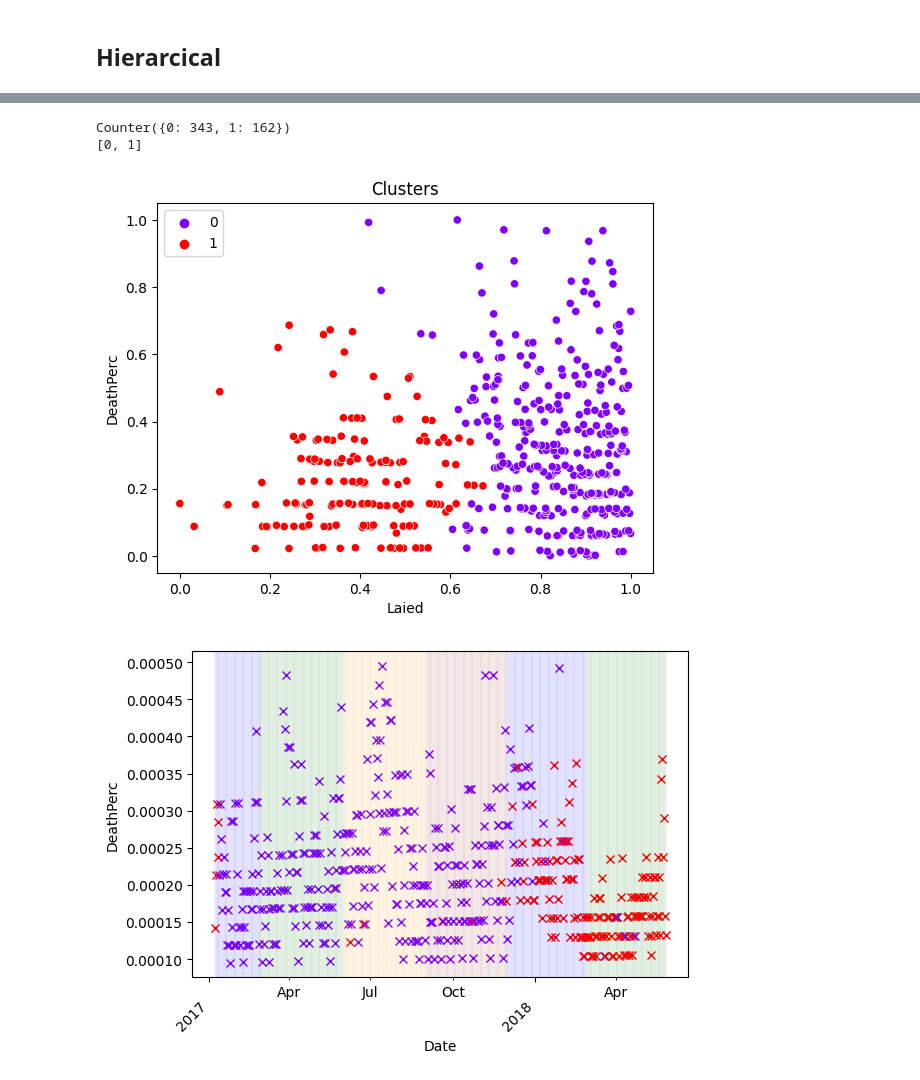
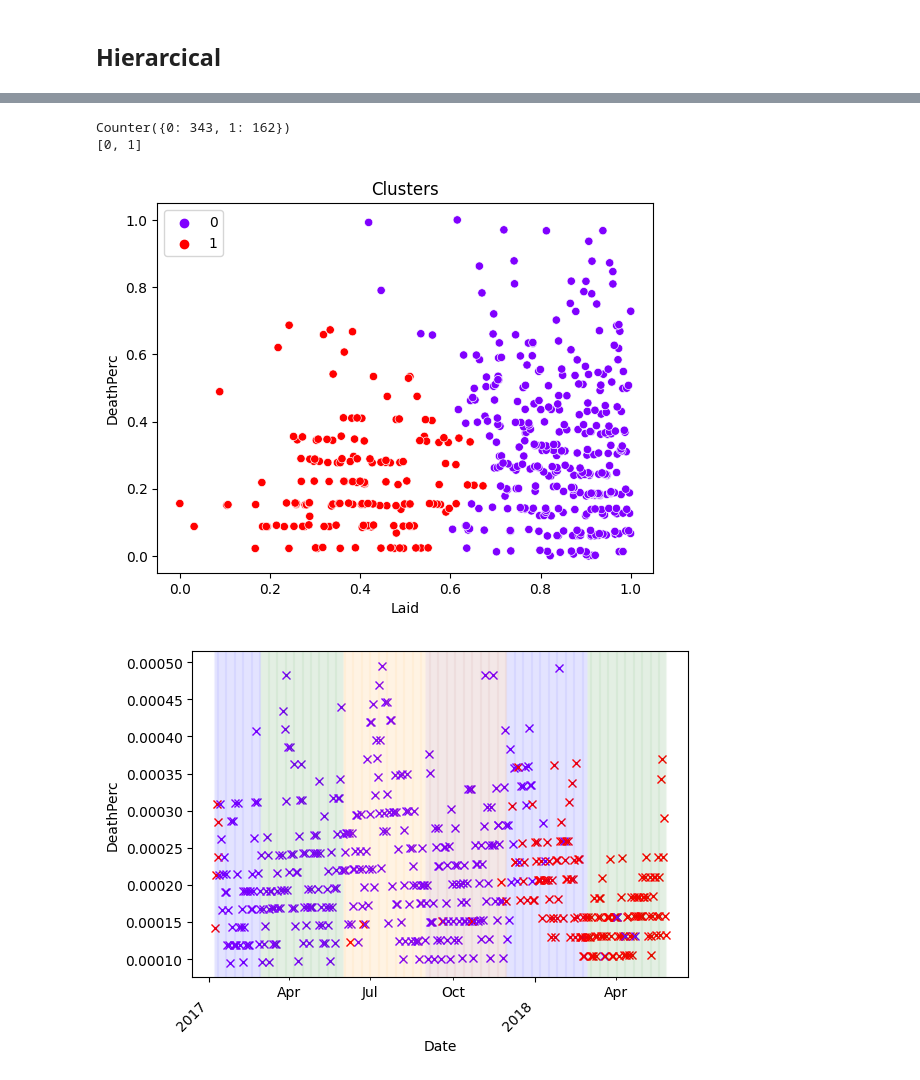
Before and after one commit to CanaliDavide/DASA--Project, a Jupyter notebook: Clustering/DataAnalisysZ_Cluster.ipynb, the cells around one changed output, grey strips where cells are left out. Saved outputs shown, nothing was run; the diff lists cells and outputs as text; code cells hidden in the pictures.

```diff
--- a/Clustering/DataAnalisysZ_Cluster.ipynb
+++ b/Clustering/DataAnalisysZ_Cluster.ipynb
@@ -12,12 +12,13 @@ import pandas as pd
 # %%
 cycle = pd.read_csv("../Data/Chickens data/WithMacro/CycleZ-Clean.csv")
 cycle = cycle.drop(columns=["Feed","Water"])
+cycle=cycle.rename(columns={"Laied": "Laid"})
 # %% [markdown]
 ## Parameters
 # %%
-variables_to_cluster = ["Laied", "DeathPerc"]
+variables_to_cluster = ["Laid", "DeathPerc"]
 variable_to_plot_1 = 'DeathPerc'
-variable_to_plot_2 = 'Laied'
+variable_to_plot_2 = 'Laid'
 # %% [markdown]
 ## Hierarcical
 # %%
@@ -28,8 +29,8 @@ hirerchical_labels_2 = ut.HierarchicalClutering(cycle, variables_to_cluster)
 # %%
-ut.TemporalCluster(cycle, hirerchical_labels_2, variables_to_cluster, variable_to_plot_1)
+ut.TemporalCluster(cycle, hirerchical_labels_2, variables_to_cluster, variable_to_plot_1,True)
 # %% [output]
 Counter({0: 343, 1: 162})
 [0, 1]
-[figure, old version]
+[figure, new version]
 [figure]
 # %%
```
Also changed, not shown: parts of 10 cells of this notebook, 37 other files.
